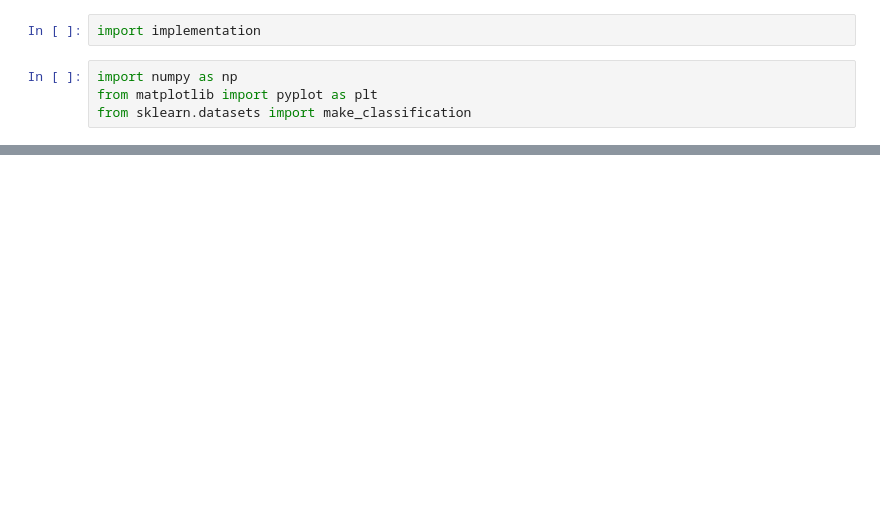
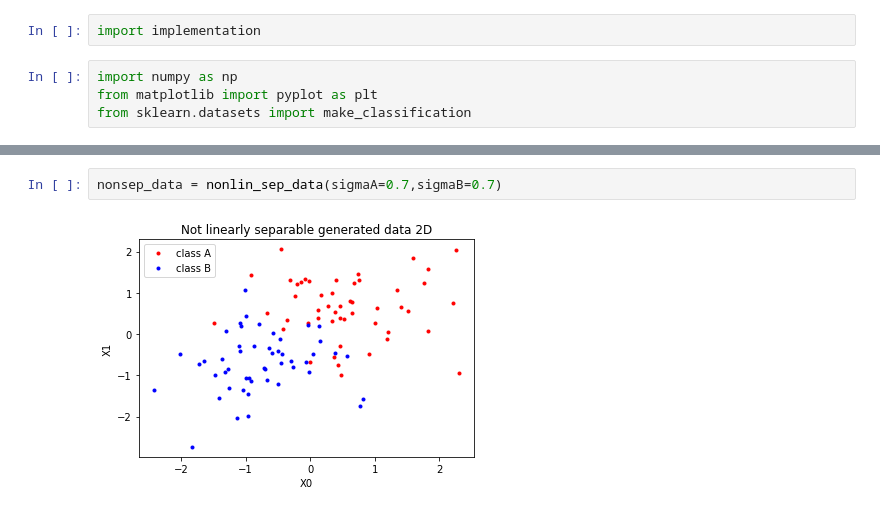
Before and after one commit to sarthaklangde/annda, a Jupyter notebook: Application.ipynb, the cells around one changed output, grey strips where cells are left out. Cells and saved outputs as stored; diff of their text form; blank space fills up the shorter version.

```diff
--- a/Application.ipynb
+++ b/Application.ipynb
@@ -169,0 +730,4 @@ class neural_network():
+# %%
+nonsep_data = nonlin_sep_data(sigmaA=0.7,sigmaB=0.7)
+# %% [output]
+[figure, added]
```
Also changed, not shown: parts of 21 cells of this notebook, 1 other file.
